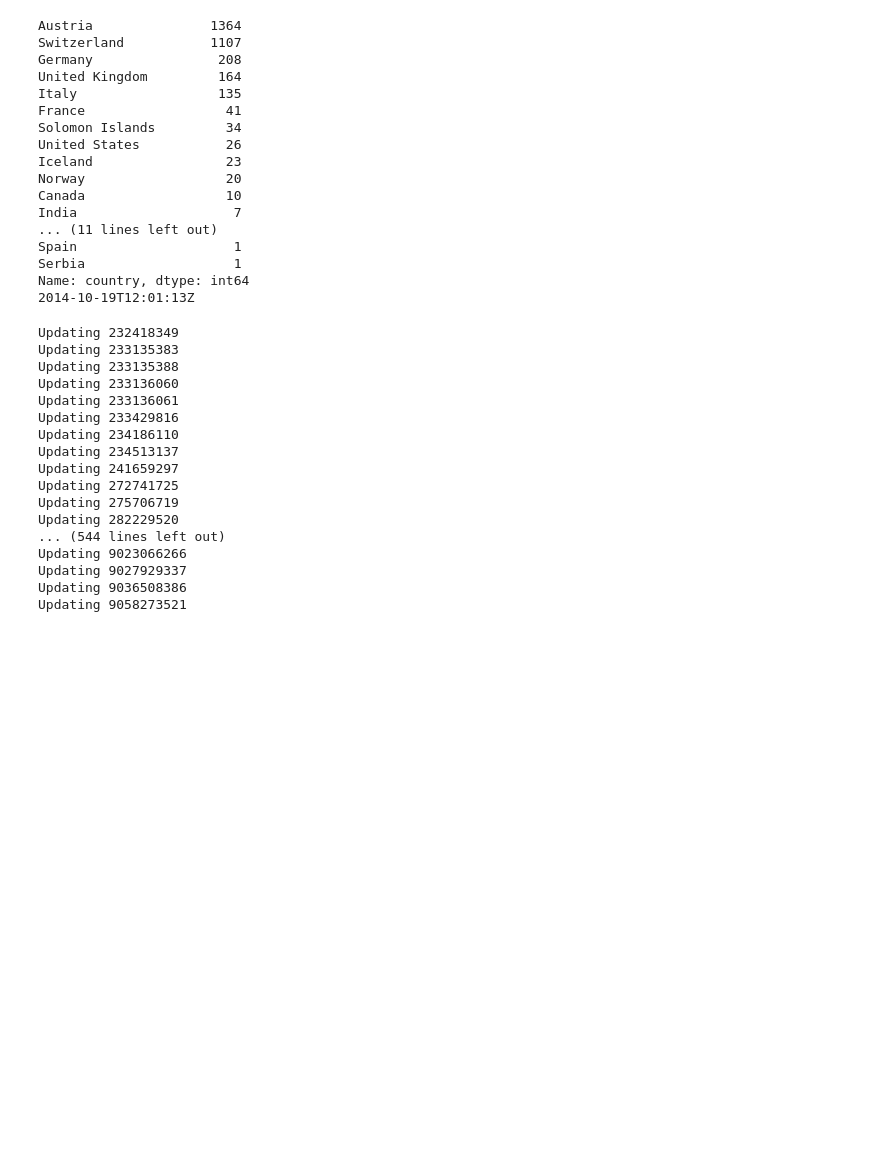
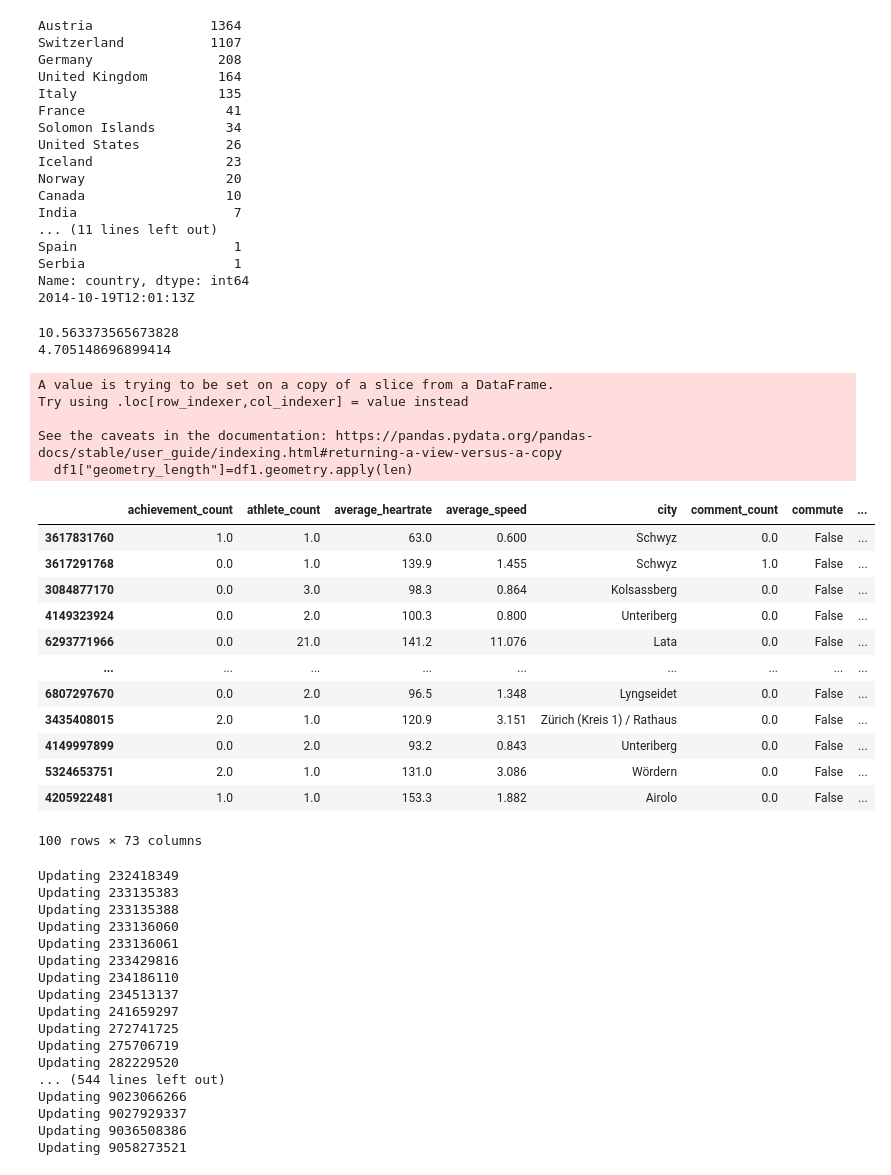
Before and after one commit to wirhabenzeit/activitymap, a Jupyter notebook: init.ipynb, the cells around one changed output. Cells and saved outputs as stored; diff of their text form; code cells hidden in the pictures; blank space fills up the shorter version.

```diff
--- a/init.ipynb
+++ b/init.ipynb
@@ -199,3 +217,11 @@ ref = db.reference(url="https://stravamap-386413-default-rtdb.europe-west1.fireb
 df=pd.DataFrame.from_dict(ref.get(),orient="index")
 df.loc[df.geometry.notnull(),"geometry"] = df[df.geometry.notnull()].geometry.apply(wkt.loads)
 gdf = gpd.GeoDataFrame(df[df.geometry.notnull()], geometry="geometry")
+# %%
+print(gdf.geometry.apply(lambda x: x.wkt).memory_usage(deep=True)/1024/1024)
+gdf["geometry"]=gdf.geometry.apply(lambda x: x.simplify(0.0001, preserve_topology=False))
+print(gdf.geometry.apply(lambda x: x.wkt).memory_usage(deep=True)/1024/1024)
+plt.show()
+# %% [output]
+10.563373565673828
+4.705148696899414
@@ -202,3 +235,33 @@ gdf = gpd.GeoDataFrame(df[df.geometry.notnull()], geometry="geometry")
+# %%
+ref = db.reference(url="https://stravamap-386413-default-rtdb.europe-west1.firebasedatabase.app")
+df=pd.DataFrame.from_dict(ref.get(),orient="index")
+# %%
+df1=df[df.geometry.notnull()]
+# %%
+pd.set_option('display.max_columns', None)
+df1["geometry_length"]=df1.geometry.apply(len)
+df1.sort_values(by="geometry_length", ascending=False).head(100)
+#plt.plot(df1.elapsed_time,df1.geometry_length, "o")
+#plt.show()
+# %% [output]
+A value is trying to be set on a copy of a slice from a DataFrame.
+Try using .loc[row_indexer,col_indexer] = value instead
+
+See the caveats in the documentation: https://pandas.pydata.org/pandas-docs/stable/user_guide/indexing.html#returning-a-view-versus-a-copy
+  df1["geometry_length"]=df1.geometry.apply(len)
+|  | achievement_count | athlete_count | average_heartrate | average_speed | city | comment_count | commute | ... |
+| 3617831760 | 1.0 | 1.0 | 63.0 | 0.600 | Schwyz | 0.0 | False | ... |
+| 3617291768 | 0.0 | 1.0 | 139.9 | 1.455 | Schwyz | 1.0 | False | ... |
+| 3084877170 | 0.0 | 3.0 | 98.3 | 0.864 | Kolsassberg | 0.0 | False | ... |
+| 4149323924 | 0.0 | 2.0 | 100.3 | 0.800 | Unteriberg | 0.0 | False | ... |
+| 6293771966 | 0.0 | 21.0 | 141.2 | 11.076 | Lata | 0.0 | False | ... |
+| ... | ... | ... | ... | ... | ... | ... | ... | ... |
+| 6807297670 | 0.0 | 2.0 | 96.5 | 1.348 | Lyngseidet | 0.0 | False | ... |
+| 3435408015 | 2.0 | 1.0 | 120.9 | 3.151 | Zürich (Kreis 1) / Rathaus | 0.0 | False | ... |
+| 4149997899 | 0.0 | 2.0 | 93.2 | 0.843 | Unteriberg | 0.0 | False | ... |
+| 5324653751 | 2.0 | 1.0 | 131.0 | 3.086 | Wördern | 0.0 | False | ... |
+| 4205922481 | 1.0 | 1.0 | 153.3 | 1.882 | Airolo | 0.0 | False | ... |
+100 rows × 73 columns
 # %%
 refdic=ref.get()
 for key,val in refdic.items():
```
Also changed, not shown: parts of 5 cells of this notebook, 4 other files.
